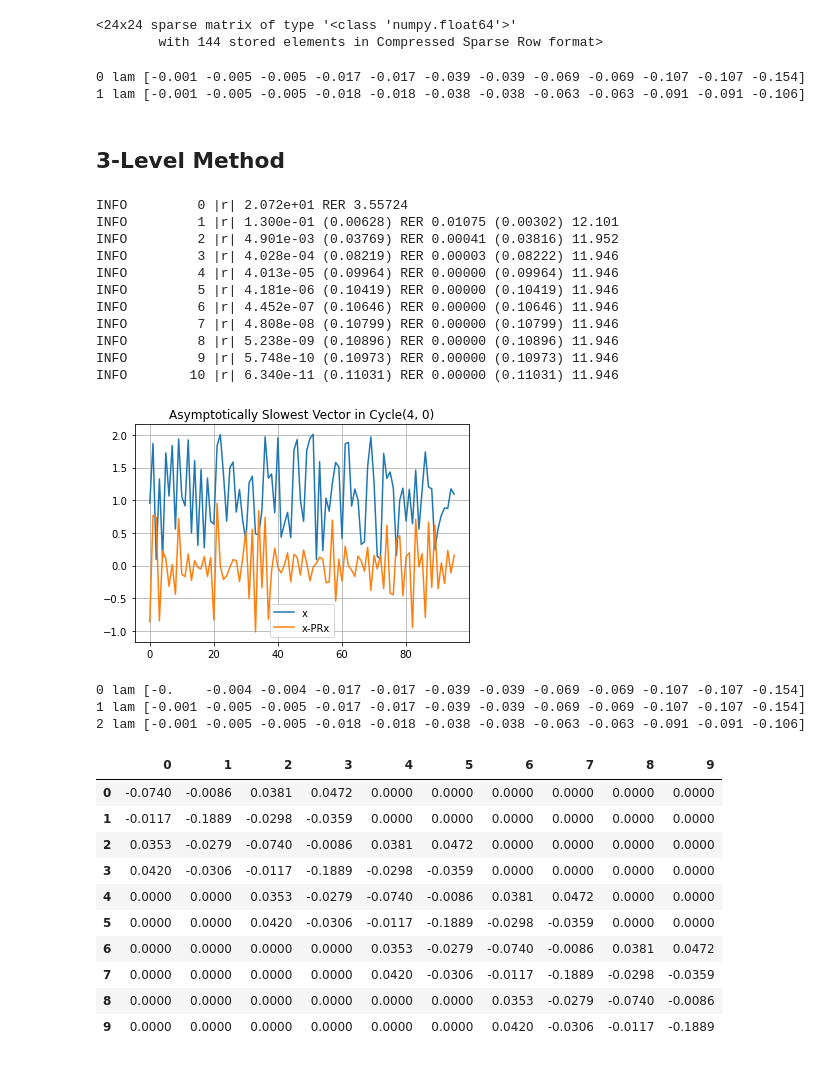
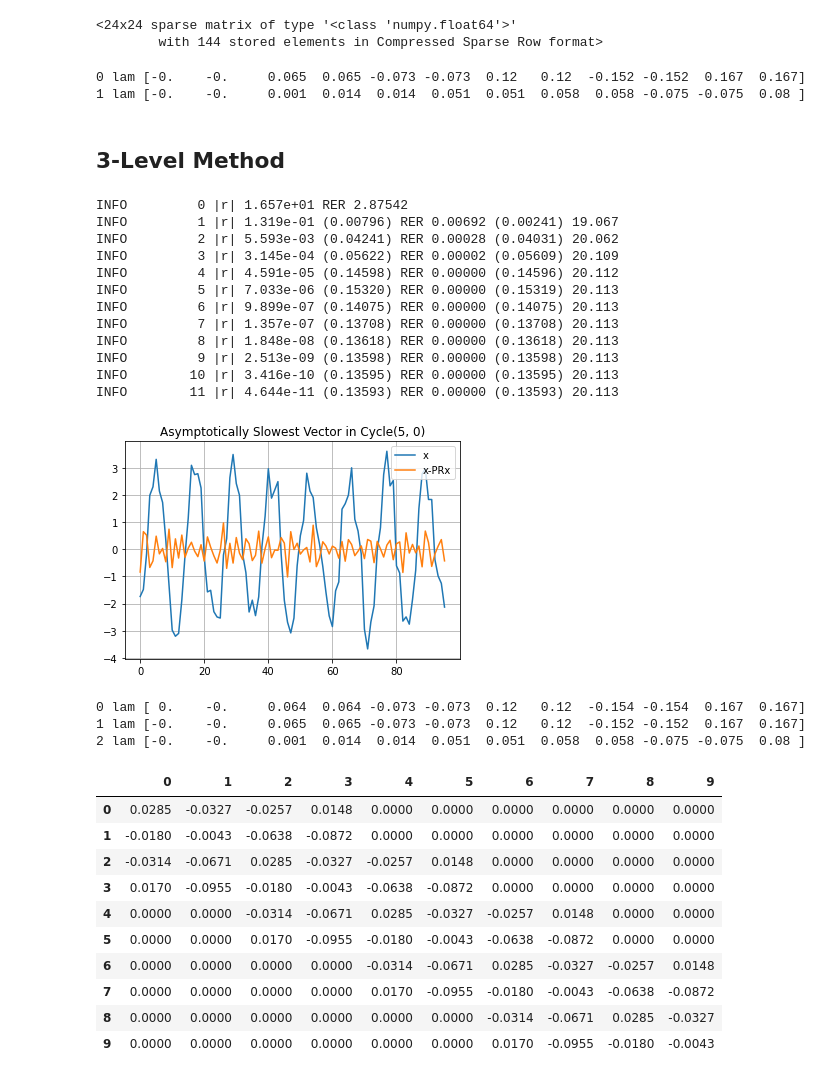
Before and after one commit to 436ahsan/Helmholtz, a Jupyter notebook: notebooks/repetitive/4_2_coarsening_3_level.ipynb, the cells around one changed output. Drawn from its saved outputs; the diff is of its cells as text; code cells hidden in the pictures.

```diff
--- a/notebooks/repetitive/4_2_coarsening_3_level.ipynb
+++ b/notebooks/repetitive/4_2_coarsening_3_level.ipynb
@@ -353,4 +353,5 @@ INFO     Mock cycle conv [0.331 0.114 0.106 0.024 0.01  0.011 0.006 0.005 0.005
 # %%
+aggregate_size, num_components = 4, 2
 r, s = hm.repetitive.locality.create_coarsening(x, aggregate_size, num_components, normalize=False)
 R = r.tile(level.size // aggregate_size)
 xc = R.dot(x)
@@ -367,9 +368,11 @@ hm.repetitive.locality.plot_coarsening(R, x)
 # %% [markdown]
 ### Local Mock Cycle (LMC) Rate
 The mock cycle rate is calculated on a domain of size $4 a$, $a$ = aggregate size.
+# %%
+num_sweeps = max(num_sweeps, 7)
 # %%
 # Calculate local mock cycle convergence rate on a domain of size 4 * aggregate_size.
-m = 4
+m = 5
 nu_values = np.arange(1, num_sweeps + 1)
 mock_conv = hm.repetitive.locality.mock_conv_factor_for_domain_size(kh, discretization, r, aggregate_size, m * aggregate_size, nu_values)
 _LOGGER.info("Mock cycle conv |domain|={} {}".format(
@@ -867,47 +869,48 @@ laml, vl_finest = hm.analysis.ideal.compare_spectrum(m1)
 for l, lam in enumerate(laml):
     print(l, "lam", lam[:12])
 # %% [output]
-0 lam [-0.001 -0.005 -0.005 -0.017 -0.017 -0.039 -0.039 -0.069 -0.069 -0.107 -0.107 -0.154]
-1 lam [-0.001 -0.005 -0.005 -0.018 -0.018 -0.038 -0.038 -0.063 -0.063 -0.091 -0.091 -0.106]
+0 lam [-0.    -0.     0.065  0.065 -0.073 -0.073  0.12   0.12  -0.152 -0.152  0.167  0.167]
+1 lam [-0.    -0.     0.001  0.014  0.014  0.051  0.051  0.058  0.058 -0.075 -0.075  0.08 ]
 # %% [markdown]
 ## 3-Level Method
 # %%
 m0.add(m1[1])
 # %%
-nu_pre = 4
+nu_pre = 5
 nu_post = 2
 y, _ = hm.repetitive.locality.two_level_conv_factor(m0, nu_pre, nu_post=nu_post, print_frequency=1, debug=False)
 
 # Asymptotic vector.
 plt.title("Asymptotically Slowest Vector in Cycle({}, 0)".format(nu_pre, nu_post))
 # y -= y.mean() # Remove zero component.
 # e = y - multilevel[1].p.dot(multilevel[1].r.dot(y))
 plt.plot(y, label="x");
 plt.plot(e, label="x-PRx");
 plt.grid(True);
 plt.legend();
 # %% [output]
-INFO         0 |r| 2.072e+01 RER 3.55724
-INFO         1 |r| 1.300e-01 (0.00628) RER 0.01075 (0.00302) 12.101
-INFO         2 |r| 4.901e-03 (0.03769) RER 0.00041 (0.03816) 11.952
-INFO         3 |r| 4.028e-04 (0.08219) RER 0.00003 (0.08222) 11.946
-INFO         4 |r| 4.013e-05 (0.09964) RER 0.00000 (0.09964) 11.946
-INFO         5 |r| 4.181e-06 (0.10419) RER 0.00000 (0.10419) 11.946
-INFO         6 |r| 4.452e-07 (0.10646) RER 0.00000 (0.10646) 11.946
-INFO         7 |r| 4.808e-08 (0.10799) RER 0.00000 (0.10799) 11.946
-INFO         8 |r| 5.238e-09 (0.10896) RER 0.00000 (0.10896) 11.946
-INFO         9 |r| 5.748e-10 (0.10973) RER 0.00000 (0.10973) 11.946
-INFO        10 |r| 6.340e-11 (0.11031) RER 0.00000 (0.11031) 11.946
+INFO         0 |r| 1.657e+01 RER 2.87542
+INFO         1 |r| 1.319e-01 (0.00796) RER 0.00692 (0.00241) 19.067
+INFO         2 |r| 5.593e-03 (0.04241) RER 0.00028 (0.04031) 20.062
+INFO         3 |r| 3.145e-04 (0.05622) RER 0.00002 (0.05609) 20.109
+INFO         4 |r| 4.591e-05 (0.14598) RER 0.00000 (0.14596) 20.112
+INFO         5 |r| 7.033e-06 (0.15320) RER 0.00000 (0.15319) 20.113
+INFO         6 |r| 9.899e-07 (0.14075) RER 0.00000 (0.14075) 20.113
+INFO         7 |r| 1.357e-07 (0.13708) RER 0.00000 (0.13708) 20.113
+INFO         8 |r| 1.848e-08 (0.13618) RER 0.00000 (0.13618) 20.113
+INFO         9 |r| 2.513e-09 (0.13598) RER 0.00000 (0.13598) 20.113
+INFO        10 |r| 3.416e-10 (0.13595) RER 0.00000 (0.13595) 20.113
+INFO        11 |r| 4.644e-11 (0.13593) RER 0.00000 (0.13593) 20.113
-[figure, old version]
+[figure, new version]
 # %%
 # Calculate eigenpairs at all levels.
 laml, vl_finest = hm.analysis.ideal.compare_spectrum(m0)
 for l, lam in enumerate(laml):
     print(l, "lam", lam[:12])
 # %% [output]
-0 lam [-0.    -0.004 -0.004 -0.017 -0.017 -0.039 -0.039 -0.069 -0.069 -0.107 -0.107 -0.154]
-1 lam [-0.001 -0.005 -0.005 -0.017 -0.017 -0.039 -0.039 -0.069 -0.069 -0.107 -0.107 -0.154]
-2 lam [-0.001 -0.005 -0.005 -0.018 -0.018 -0.038 -0.038 -0.063 -0.063 -0.091 -0.091 -0.106]
+0 lam [ 0.    -0.     0.064  0.064 -0.073 -0.073  0.12   0.12  -0.154 -0.154  0.167  0.167]
+1 lam [-0.    -0.     0.065  0.065 -0.073 -0.073  0.12   0.12  -0.152 -0.152  0.167  0.167]
+2 lam [-0.    -0.     0.001  0.014  0.014  0.051  0.051  0.058  0.058 -0.075 -0.075  0.08 ]
 # %%
 # Save A^1 to file.
 #scipy.sparse.save_npz('level_1_operator.npz', m0[1].a)
@@ -915,16 +918,16 @@ for l, lam in enumerate(laml):
 pd.DataFrame(m1[1].a.todense()[:10, :10])
 # %% [output]
 |  | 0 | 1 | 2 | 3 | 4 | 5 | 6 | 7 | 8 | 9 |
-| 0 | -0.0740 | -0.0086 | 0.0381 | 0.0472 | 0.0000 | 0.0000 | 0.0000 | 0.0000 | 0.0000 | 0.0000 |
-| 1 | -0.0117 | -0.1889 | -0.0298 | -0.0359 | 0.0000 | 0.0000 | 0.0000 | 0.0000 | 0.0000 | 0.0000 |
-| 2 | 0.0353 | -0.0279 | -0.0740 | -0.0086 | 0.0381 | 0.0472 | 0.0000 | 0.0000 | 0.0000 | 0.0000 |
-| 3 | 0.0420 | -0.0306 | -0.0117 | -0.1889 | -0.0298 | -0.0359 | 0.0000 | 0.0000 | 0.0000 | 0.0000 |
-| 4 | 0.0000 | 0.0000 | 0.0353 | -0.0279 | -0.0740 | -0.0086 | 0.0381 | 0.0472 | 0.0000 | 0.0000 |
-| 5 | 0.0000 | 0.0000 | 0.0420 | -0.0306 | -0.0117 | -0.1889 | -0.0298 | -0.0359 | 0.0000 | 0.0000 |
-| 6 | 0.0000 | 0.0000 | 0.0000 | 0.0000 | 0.0353 | -0.0279 | -0.0740 | -0.0086 | 0.0381 | 0.0472 |
-| 7 | 0.0000 | 0.0000 | 0.0000 | 0.0000 | 0.0420 | -0.0306 | -0.0117 | -0.1889 | -0.0298 | -0.0359 |
-| 8 | 0.0000 | 0.0000 | 0.0000 | 0.0000 | 0.0000 | 0.0000 | 0.0353 | -0.0279 | -0.0740 | -0.0086 |
-| 9 | 0.0000 | 0.0000 | 0.0000 | 0.0000 | 0.0000 | 0.0000 | 0.0420 | -0.0306 | -0.0117 | -0.1889 |
+| 0 | 0.0285 | -0.0327 | -0.0257 | 0.0148 | 0.0000 | 0.0000 | 0.0000 | 0.0000 | 0.0000 | 0.0000 |
+| 1 | -0.0180 | -0.0043 | -0.0638 | -0.0872 | 0.0000 | 0.0000 | 0.0000 | 0.0000 | 0.0000 | 0.0000 |
+| 2 | -0.0314 | -0.0671 | 0.0285 | -0.0327 | -0.0257 | 0.0148 | 0.0000 | 0.0000 | 0.0000 | 0.0000 |
+| 3 | 0.0170 | -0.0955 | -0.0180 | -0.0043 | -0.0638 | -0.0872 | 0.0000 | 0.0000 | 0.0000 | 0.0000 |
+| 4 | 0.0000 | 0.0000 | -0.0314 | -0.0671 | 0.0285 | -0.0327 | -0.0257 | 0.0148 | 0.0000 | 0.0000 |
+| 5 | 0.0000 | 0.0000 | 0.0170 | -0.0955 | -0.0180 | -0.0043 | -0.0638 | -0.0872 | 0.0000 | 0.0000 |
+| 6 | 0.0000 | 0.0000 | 0.0000 | 0.0000 | -0.0314 | -0.0671 | 0.0285 | -0.0327 | -0.0257 | 0.0148 |
+| 7 | 0.0000 | 0.0000 | 0.0000 | 0.0000 | 0.0170 | -0.0955 | -0.0180 | -0.0043 | -0.0638 | -0.0872 |
+| 8 | 0.0000 | 0.0000 | 0.0000 | 0.0000 | 0.0000 | 0.0000 | -0.0314 | -0.0671 | 0.0285 | -0.0327 |
+| 9 | 0.0000 | 0.0000 | 0.0000 | 0.0000 | 0.0000 | 0.0000 | 0.0170 | -0.0955 | -0.0180 | -0.0043 |
 # %%
 pd.DataFrame((m1[1].a - m1[1].a.transpose()).todense()[:10, :10])
 # %% [output]
```
Also changed, not shown: parts of 26 cells of this notebook, 4 other files.
